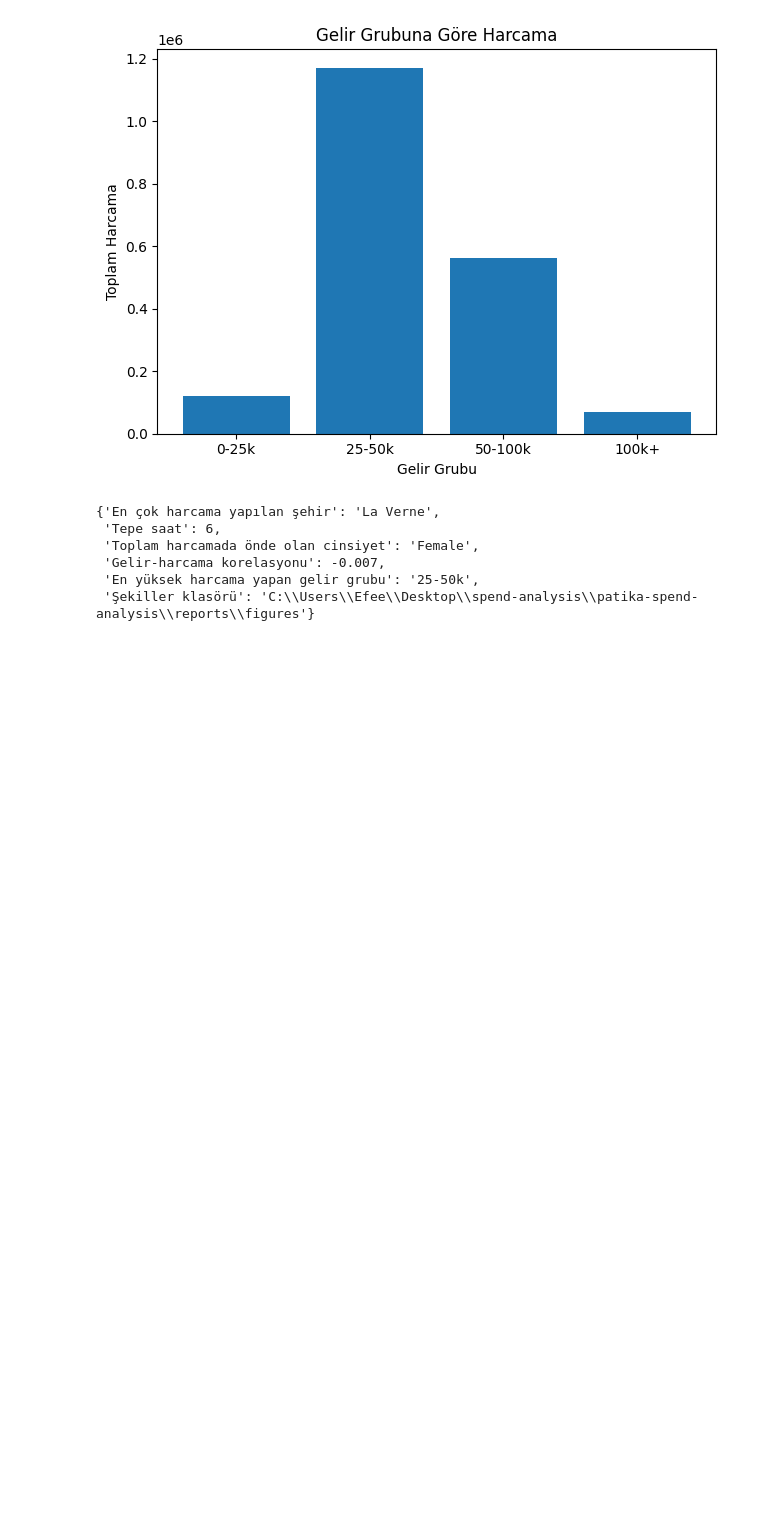
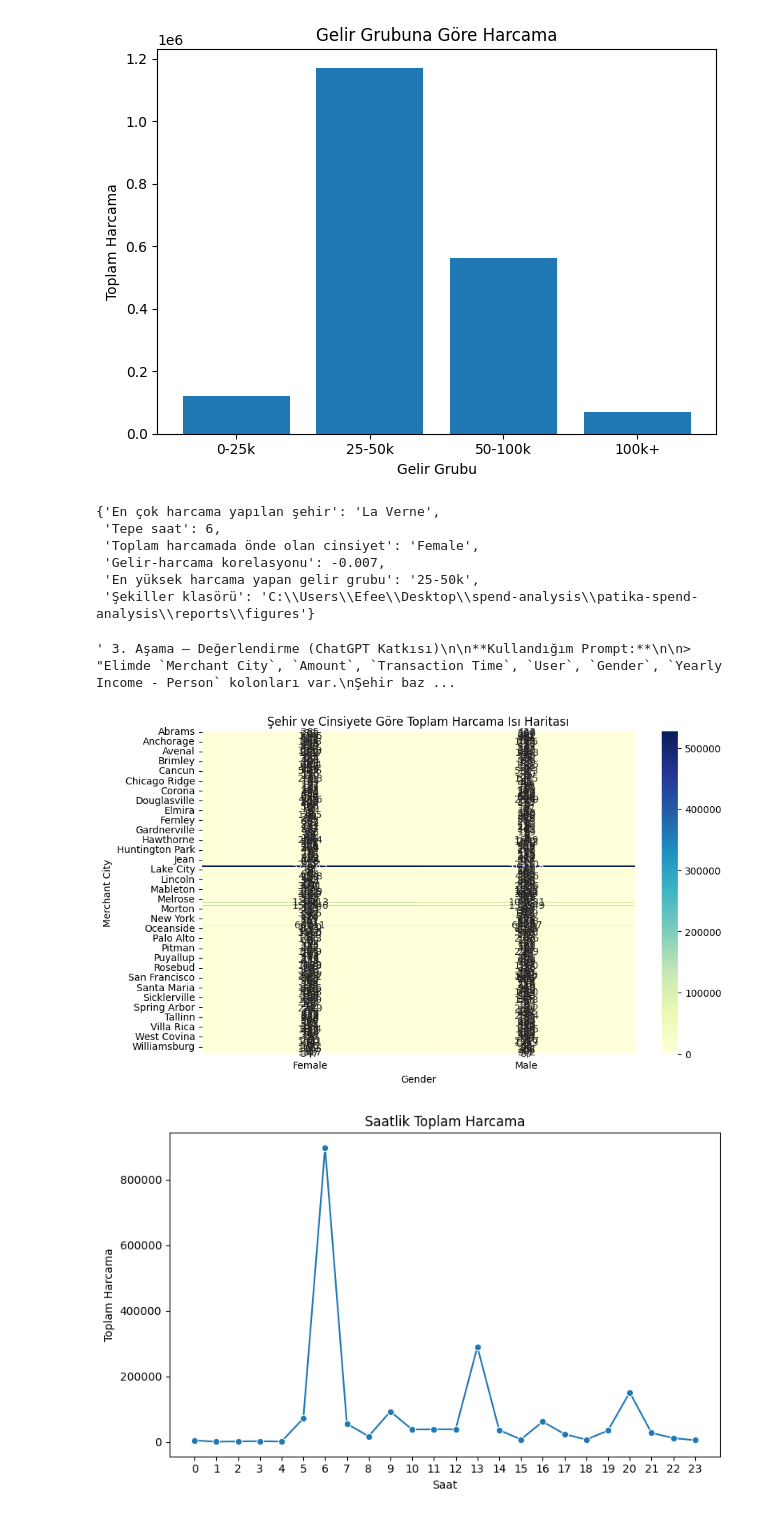
Before and after one commit to efeboyacim/patika-spend-analysis, a Jupyter notebook: notebooks/01_analysis.ipynb, the cells around one changed output. Cells and saved outputs as stored; diff of their text form; code cells hidden in the pictures; blank space fills up the shorter version.

```diff
--- a/notebooks/01_analysis.ipynb
+++ b/notebooks/01_analysis.ipynb
@@ -115,3 +115,75 @@ summary
  'Gelir-harcama korelasyonu': -0.007,
  'En yüksek harcama yapan gelir grubu': '25-50k',
  'Şekiller klasörü': 'C:\\Users\\Efee\\Desktop\\spend-analysis\\patika-spend-analysis\\reports\\figures'}
+# %%
+""" 3. Aşama — Değerlendirme (ChatGPT Katkısı)
+
+**Kullandığım Prompt:**
+
+> "Elimde `Merchant City`, `Amount`, `Transaction Time`, `User`, `Gender`, `Yearly Income - Person` kolonları var.
+Şehir bazında harcama ısı haritası ve saatlik yoğunluk için ek hangi grafikler önerirsin? Seaborn kodu ver."
+
+**ChatGPT'den Aldığım Öneri:**
+- Şehir bazında harcamaları ısı haritası ile gösterebilirim.
+- Saatlik yoğunluğu KDE (kdeplot) veya histogram ile destekleyebilirim.
+
+**Verilen Kod Örneği:"""
+# %% [output]
+' 3. Aşama — Değerlendirme (ChatGPT Katkısı)\n\n**Kullandığım Prompt:**\n\n> "Elimde `Merchant City`, `Amount`, `Transaction Time`, `User`, `Gender`, `Yearly Income - Person` kolonları var.\nŞehir baz ...
+# %%
+# Şehir bazında harcama ısı haritası
+city_pivot = df.pivot_table(values="Amount",
+                            index="Merchant City",
+                            columns="Gender",
+                            aggfunc="sum").fillna(0)
+
+plt.figure(figsize=(10,6))
+sns.heatmap(city_pivot, cmap="YlGnBu", annot=True, fmt=".0f")
+plt.title("Şehir ve Cinsiyete Göre Toplam Harcama Isı Haritası")
+plt.show()
+
+# Saatlik harcama yoğunluğu (kde)
+
+# tx: transactions, users: users  (önceden okunmuş olmalı)
+
+# Amount → float
+transactions["Amount"] = (
+    transactions["Amount"].astype(str)
+      .str.replace(r"[^0-9.\-]", "", regex=True)
+      .replace("", np.nan).astype(float)
+)
+
+# Zaman kolonunu bul → Hour üret
+time_col = None
+for c in ["Transaction Time","Time","Datetime","Timestamp","TransTime"]:
+    if c in transactions.columns:
+        time_col = c; break
+if time_col is None:
+    raise KeyError("Zaman kolonu bulunamadı. Kolon adını kontrol et.")
+
+transactions[time_col] = pd.to_datetime(transactions[time_col], errors="coerce")
+transactions["Time"] = pd.to_datetime(
+    transactions["Time"],
+    format="%Y-%m-%d %H:%M:%S",
+    errors="coerce"
+)
+transactions["Hour"] = transactions["Time"].dt.hour
+
+# Merge
+df = transactions.merge(users, on="User", how="left")
+
+# Güvenlik kontrolleri
+assert "Hour" in df.columns, "Hour kolonu yok."
+assert "Amount" in df.columns, "Amount kolonu yok."
+hourly = (df.groupby("Hour", dropna=True)["Amount"]
+            .sum()
+            .reindex(range(24), fill_value=0))
+
+plt.figure(figsize=(8,5))
+sns.lineplot(x=hourly.index, y=hourly.values, marker="o")
+plt.title("Saatlik Toplam Harcama")
+plt.xlabel("Saat"); plt.ylabel("Toplam Harcama"); plt.xticks(range(24))
+plt.tight_layout(); plt.show()
+# %% [output]
+[figure, added]
+[figure, added]
```
Also changed, not shown: 2 other files.
